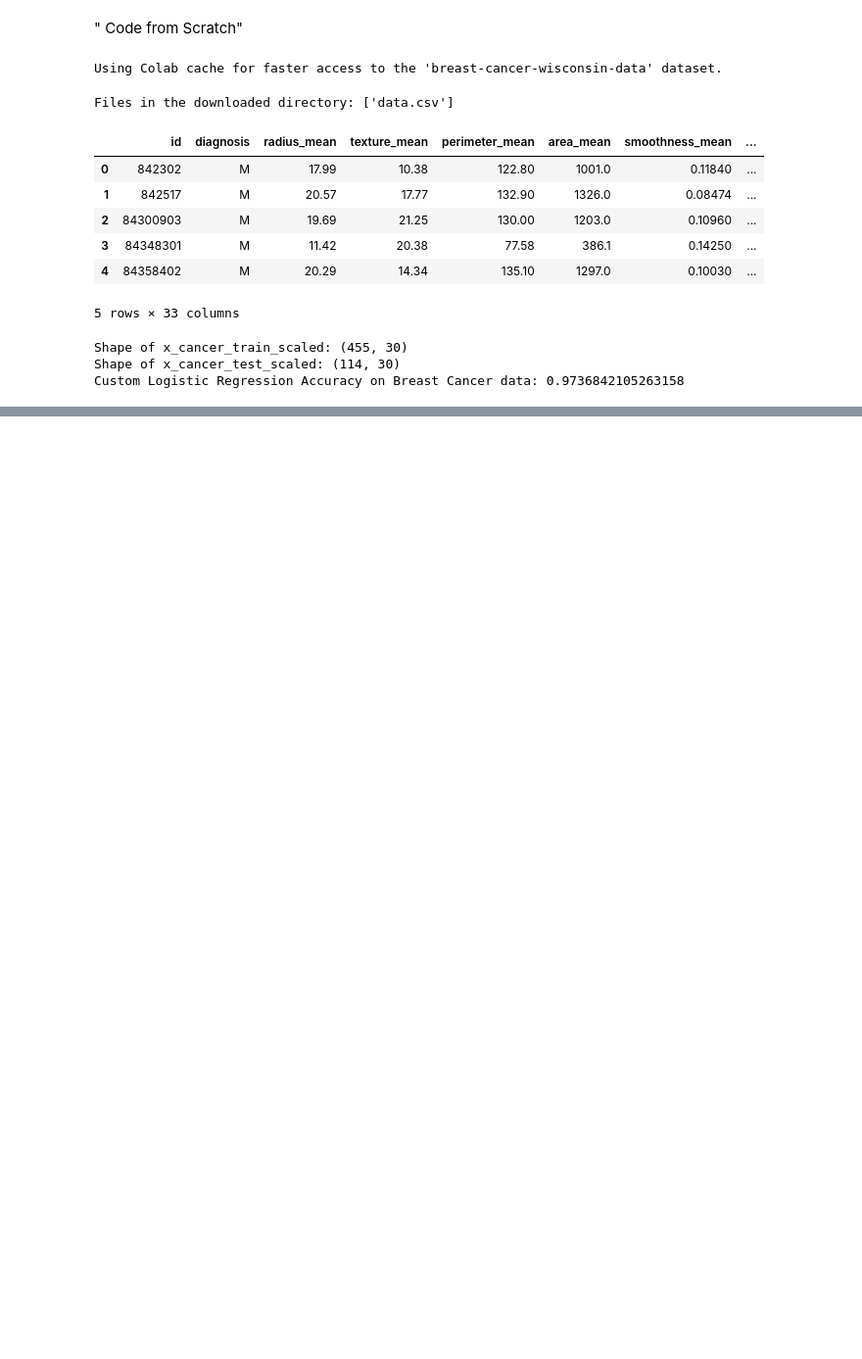
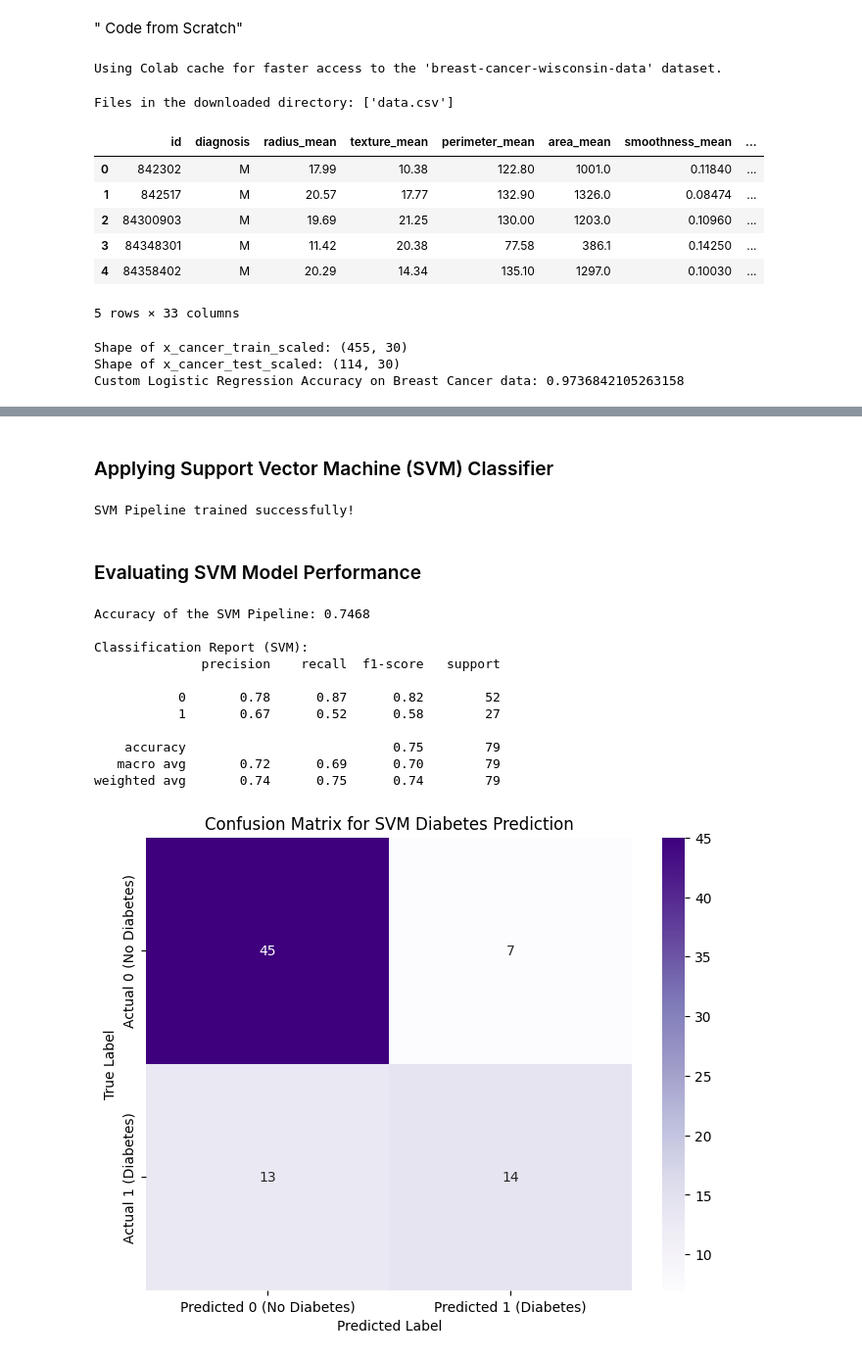
Before and after one commit to saim9211/Machine-Learning-Stuff, a Jupyter notebook: logistic_regression.ipynb, the cells around one changed output, grey strips where cells are left out. Shown at 98% size. Saved outputs shown, nothing was run; the diff lists cells and outputs as text; code cells hidden in the pictures; blank space fills up the shorter version.

```diff
--- a/logistic_regression.ipynb
+++ b/logistic_regression.ipynb
@@ -518,0 +589,68 @@ plt.show()
+# %% [markdown]
+### Applying Support Vector Machine (SVM) Classifier
+# %%
+from sklearn.svm import SVC
+from sklearn.metrics import accuracy_score, classification_report, confusion_matrix, roc_curve, roc_auc_score
+import matplotlib.pyplot as plt
+import seaborn as sns
+import numpy as np
+
+# Re-using the preprocessed and split data from the Logistic Regression steps
+# X_diabetes, y_diabetes, x_diabetes_train, x_diabetes_test, y_diabetes_train, y_diabetes_test are already available.
+
+# Create a pipeline for preprocessing and SVM training
+# Step 1: StandardScaler to scale the features
+# Step 2: SVC (Support Vector Classifier) with a 'rbf' kernel (a common choice for non-linear decision boundaries).
+# probability=True is essential for `predict_proba` to calculate ROC curve.
+# random_state for reproducibility.
+svm_pipeline = Pipeline([
+    ('scaler', StandardScaler()),
+    ('svm', SVC(kernel='rbf', probability=True, random_state=42))
+])
+
+# Train the SVM pipeline on the training data
+svm_pipeline.fit(x_diabetes_train, y_diabetes_train)
+
+print("SVM Pipeline trained successfully!")
+# %% [output]
+SVM Pipeline trained successfully!
+# %% [markdown]
+### Evaluating SVM Model Performance
+# %%
+# Make predictions on the test set using the trained SVM pipeline
+y_svm_pred = svm_pipeline.predict(x_diabetes_test)
+
+# Get predicted probabilities for the positive class (Outcome=1) for ROC curve
+y_svm_proba = svm_pipeline.predict_proba(x_diabetes_test)[:, 1]
+
+# Evaluate the SVM model's accuracy
+svm_accuracy = accuracy_score(y_diabetes_test, y_svm_pred)
+print(f"Accuracy of the SVM Pipeline: {svm_accuracy:.4f}")
+
+# Display classification report for more detailed metrics
+print("\nClassification Report (SVM):")
+print(classification_report(y_diabetes_test, y_svm_pred))
+
+# Display confusion matrix for SVM
+cm_svm = confusion_matrix(y_diabetes_test, y_svm_pred)
+plt.figure(figsize=(8, 6))
+sns.heatmap(cm_svm, annot=True, fmt='d', cmap='Purples',
+            xticklabels=['Predicted 0 (No Diabetes)', 'Predicted 1 (Diabetes)'],
+            yticklabels=['Actual 0 (No Diabetes)', 'Actual 1 (Diabetes)'])
+plt.xlabel('Predicted Label')
+plt.ylabel('True Label')
+plt.title('Confusion Matrix for SVM Diabetes Prediction')
+plt.show()
+# %% [output]
+Accuracy of the SVM Pipeline: 0.7468
+
+Classification Report (SVM):
+              precision    recall  f1-score   support
+
+           0       0.78      0.87      0.82        52
+           1       0.67      0.52      0.58        27
+
+    accuracy                           0.75        79
+   macro avg       0.72      0.69      0.70        79
+weighted avg       0.74      0.75      0.74        79
+[figure, added]
```
Also changed, not shown: parts of 23 cells of this notebook.
